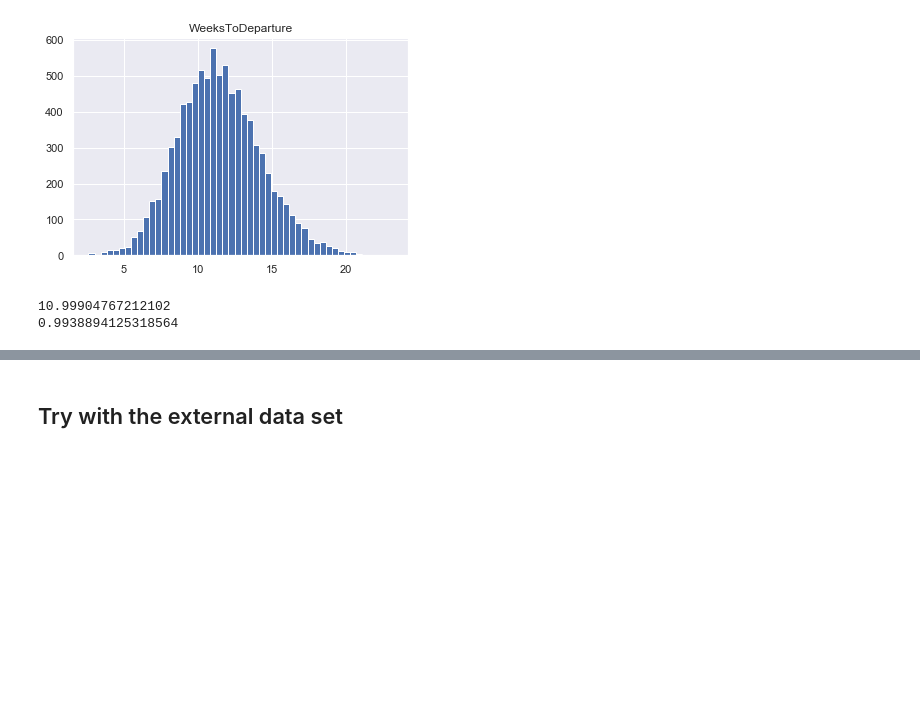
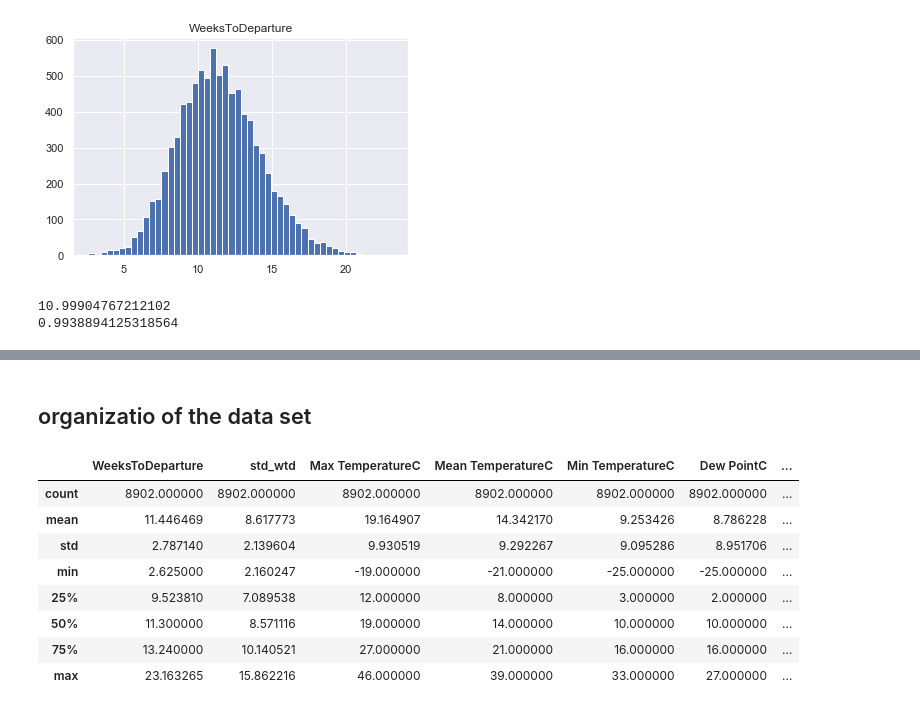
Before and after one commit to AdrienToulouse/Predicting_air_traffic, a Jupyter notebook: Polo's work.ipynb, the cells around one changed output, grey strips where cells are left out. Saved outputs shown, nothing was run; the diff lists cells and outputs as text; code cells hidden in the pictures; blank space fills up the shorter version.

```diff
--- a/Polo's work.ipynb
+++ b/Polo's work.ipynb
@@ -117,2 +137,19 @@ print(y_array.std())
 # %% [markdown]
-## Try with the external data set
+## organizatio of the data set
+# %%
+X_encoded = X_encoded.drop(['Max Sea Level PressurehPa',
+                            'Mean Sea Level PressurehPa',
+                            'Min Sea Level PressurehPa',
+                            'WindDirDegrees', 'Max Gust SpeedKm/h'], axis=1)
+df = X_encoded[[]]
+X_encoded.describe()
+# %% [output]
+|  | WeeksToDeparture | std_wtd | Max TemperatureC | Mean TemperatureC | Min TemperatureC | Dew PointC | ... |
+| count | 8902.000000 | 8902.000000 | 8902.000000 | 8902.000000 | 8902.000000 | 8902.000000 | ... |
+| mean | 11.446469 | 8.617773 | 19.164907 | 14.342170 | 9.253426 | 8.786228 | ... |
+| std | 2.787140 | 2.139604 | 9.930519 | 9.292267 | 9.095286 | 8.951706 | ... |
+| min | 2.625000 | 2.160247 | -19.000000 | -21.000000 | -25.000000 | -25.000000 | ... |
+| 25% | 9.523810 | 7.089538 | 12.000000 | 8.000000 | 3.000000 | 2.000000 | ... |
+| 50% | 11.300000 | 8.571116 | 19.000000 | 14.000000 | 10.000000 | 10.000000 | ... |
+| 75% | 13.240000 | 10.140521 | 27.000000 | 21.000000 | 16.000000 | 16.000000 | ... |
+| max | 23.163265 | 15.862216 | 46.000000 | 39.000000 | 33.000000 | 27.000000 | ... |
```
Also changed, not shown: parts of 7 cells of this notebook.
